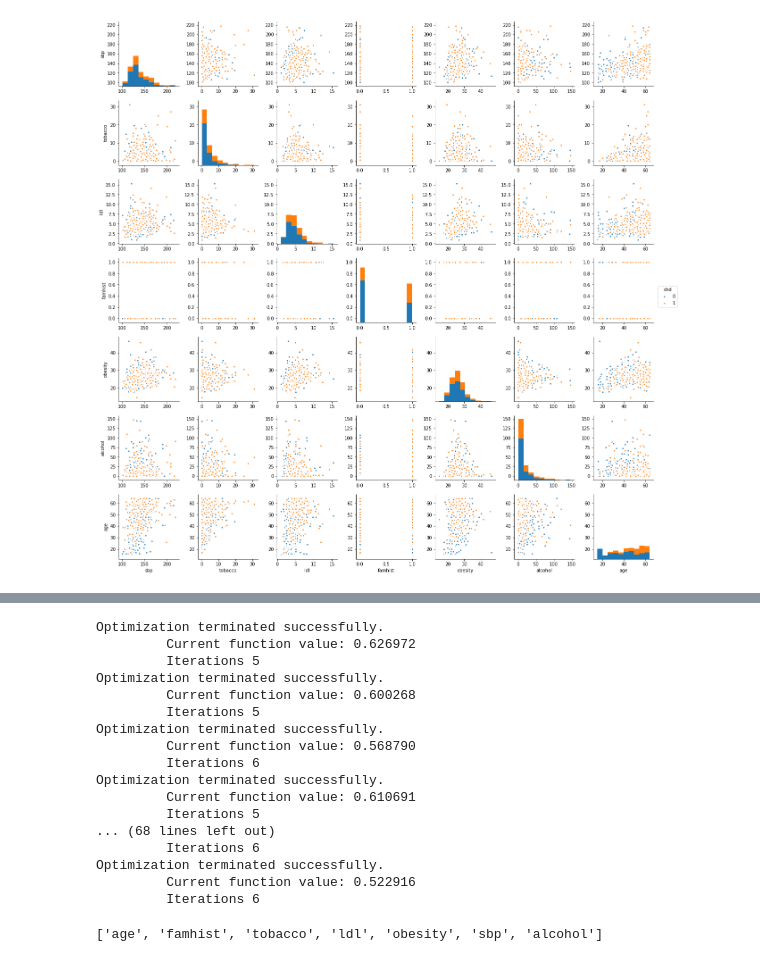
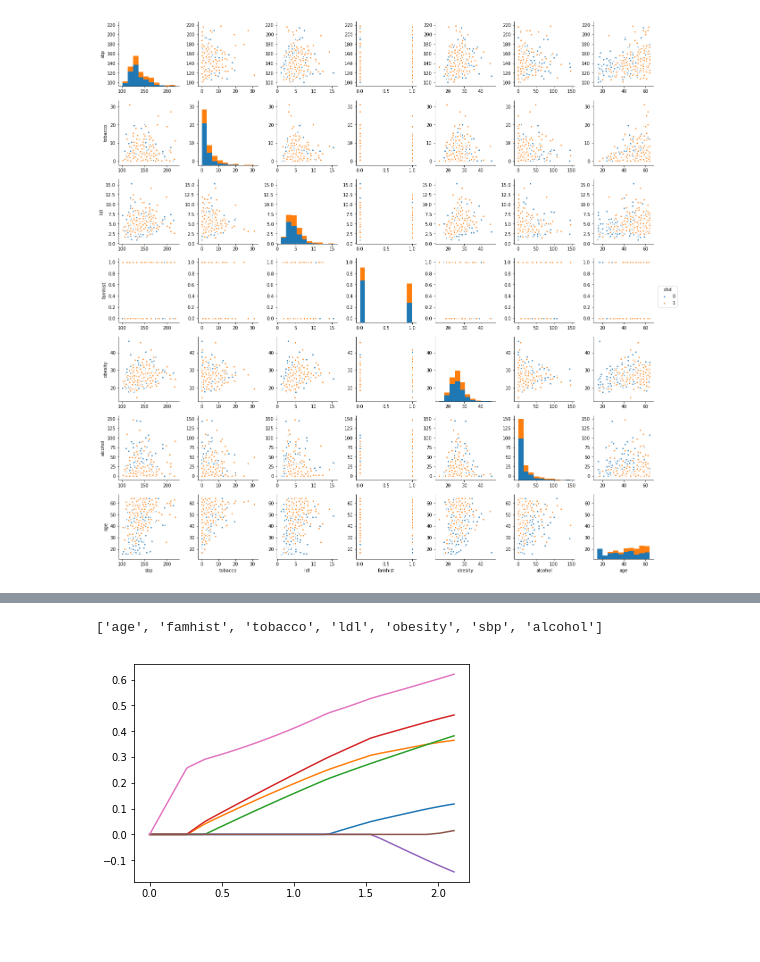
Before and after one commit to empathy87/The-Elements-of-Statistical-Learning-Python-Notebooks, a Jupyter notebook: examples/South African Heart Disease.ipynb, the cells around one changed output, grey strips where cells are left out. Saved outputs shown, nothing was run; the diff lists cells and outputs as text; code cells hidden in the pictures; blank space fills up the shorter version.

```diff
--- a/examples/South African Heart Disease.ipynb
+++ b/examples/South African Heart Disease.ipynb
@@ -59,7 +59,7 @@ while remaining and current_score == best_new_score:
     scores_with_candidates = []
     for candidate in remaining:
         X = data[selected + [candidate]].values
-        score = sm.Logit(y, sm.add_constant(X)).fit().prsquared
+        score = sm.Logit(y, sm.add_constant(X)).fit(disp=False).prsquared
         scores_with_candidates.append((score, candidate))
     scores_with_candidates.sort()
     best_new_score, best_candidate = scores_with_candidates.pop()
@@ -67,25 +67,27 @@ while remaining and current_score == best_new_score:
         remaining.remove(best_candidate)
         selected.append(best_candidate)
         current_score = best_new_score
-# %% [output]
-Optimization terminated successfully.
-         Current function value: 0.626972
-         Iterations 5
-Optimization terminated successfully.
-         Current function value: 0.600268
-         Iterations 5
-Optimization terminated successfully.
-         Current function value: 0.568790
-         Iterations 6
-Optimization terminated successfully.
-         Current function value: 0.610691
-         Iterations 5
-... (68 lines left out)
-         Iterations 6
-Optimization terminated successfully.
-         Current function value: 0.522916
-         Iterations 6
 # %%
 selected
 # %% [output]
 ['age', 'famhist', 'tobacco', 'ldl', 'obesity', 'sbp', 'alcohol']
+# %%
+X, y = df[names].values, df[['chd']].values
+X = StandardScaler().fit(X).transform(X)
+result = []
+for alpha in range(1000):
+    ls = sm.Logit(y, sm.add_constant(X)).fit_regularized(disp=False, alpha=alpha)
+    b_hat = ls.params[1:]
+    result.append((np.sum(np.abs(b_hat)), b_hat))
+    if b_hat @ b_hat == 0:
+        break
+# %%
+result = sorted(result)
+# %%
+x = [e[0] for e in result]
+y = np.vstack([e[1] for e in result])
+# %%
+for i in range(7):
+    plt.plot(x, y[:,i])
+# %% [output]
+[figure, added]
```
Also changed, not shown: parts of 1 cell of this notebook, 1 other file.
